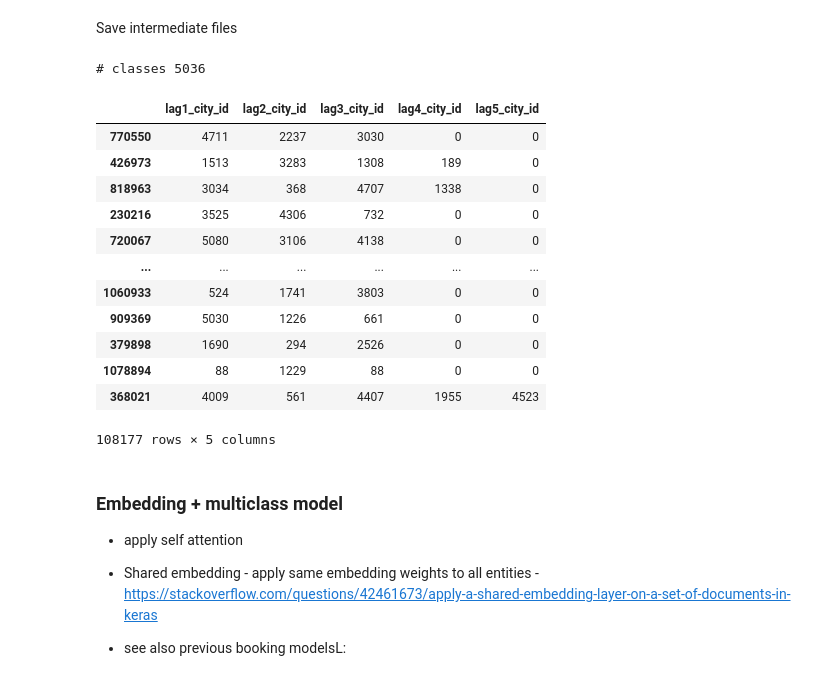
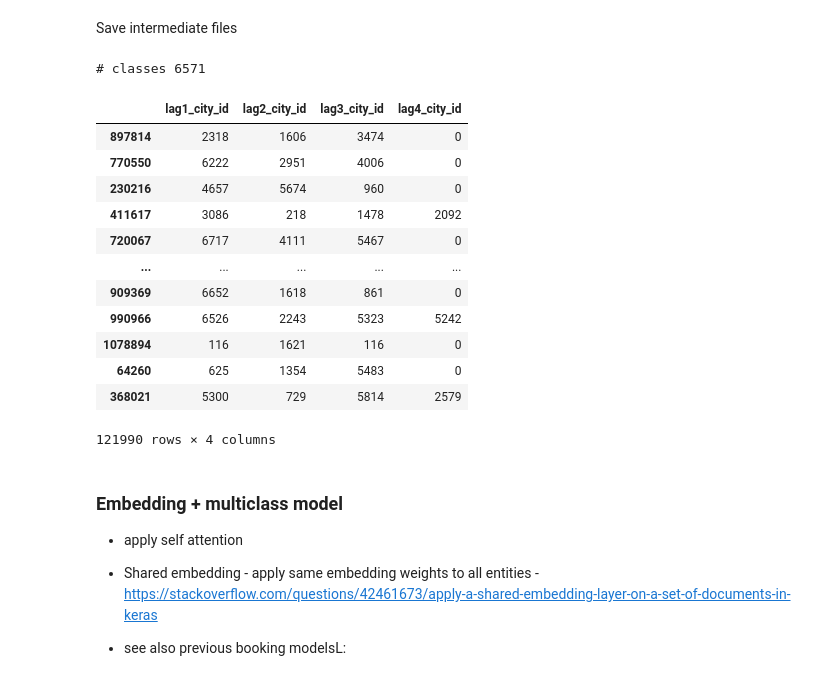
Before and after one commit to ddofer/Booking-Challenge, a Jupyter notebook: booking_attention.ipynb, the cells around one changed output. Drawn from its saved outputs; the diff is of its cells as text; code cells hidden in the pictures.

```diff
--- a/booking_attention.ipynb
+++ b/booking_attention.ipynb
@@ -238,7 +238,7 @@ dtypes_dict = {
 # %%
 if FASTRUN:
     df = pd.read_csv(TRAIN_FILE_PATH,
-                     nrows=350_280,
+                     nrows=500_280,
                      index_col=[0],
                      parse_dates=["checkin","checkout"],infer_datetime_format=True, dtype=dtypes_dict)
 else:
@@ -441,13 +441,13 @@ def map_rare_feats(df,col,thresh=2,replace_val=-1):
     print("uniques",df[col].nunique())
     affiliates_counts = affiliates_counts.to_dict()
     # df[col] = df[col].where(df[col].apply(lambda x: x.map(x.value_counts()))>=3, -1)
-    df[col] = df[col].where(df[col].map(affiliates_counts)>=thresh, replace_val)
+    df[col] = df[col].where(df[col].map(affiliates_counts)>thresh, replace_val)
     print("afterwards uniques",df[col].nunique())
 #     df[col] = df[col].astype(int)
     return(df[col])
 # %%
 ### replace rare cities - note that we must take this into account with target! e.g. drop and account for missings as mistake
-df["city_id"] = map_rare_feats(df,"city_id",thresh=2,replace_val=-1)
+df["city_id"] = map_rare_feats(df,"city_id",thresh=1,replace_val=-1)
 print("before: #trips",df["utrip_id"].nunique())
 print("after: #trips",df.loc[(df["last"]==1) & (df["city_id"]>=0)]["utrip_id"].nunique())
 # %% [output]
@@ -696,7 +696,7 @@ print(last_targets_freq["counts"].describe())
 ### min target frequency :
 raw_count = last_targets_freq.shape[0]
 print("prefiltering #",raw_count)
-last_targets_freq = last_targets_freq.loc[last_targets_freq["counts"]>= 4]
+last_targets_freq = last_targets_freq.loc[last_targets_freq["counts"]>= 3]
 print("cities after filtering:",last_targets_freq.shape[0])
 print("% kept",100*(last_targets_freq.shape[0]/raw_count))
 print("% dropped",100*(1-last_targets_freq.shape[0]/raw_count))
@@ -849,39 +849,39 @@ Save intermediate files
 # %%
 ########################
 ## Groupwise train/test split by user or utrip_id
 TARGET_COL = "city_id" ## overwrite
-train_inds, test_inds = next(GroupShuffleSplit(test_size=.25,
+train_inds, test_inds = next(GroupShuffleSplit(test_size=.2,
                                                n_splits=2,
                                                random_state = 12).split(df_feat,groups=df_feat['utrip_id']))
 
 X_train = df_feat.iloc[train_inds].drop(DROP_FEATS+["utrip_id"],axis=1,errors="ignore")#.merge(df_city_features,on="city_id",how="left")
 X_test = df_feat.iloc[test_inds].drop(DROP_FEATS +["utrip_id"],axis=1,errors="ignore")#.merge(df_city_features,on="city_id",how="left")
 
 y_train = X_train.pop(TARGET_COL)
 y_test = X_test.pop(TARGET_COL)
 
 print("# classes",y_train.nunique())
 
 # ## check that same classes in train and test -
 # assert (set(y_train.unique()) == set(y_test.unique()))
 assert y_train.isna().max() == y_test.isna().max() == 0
 
 display(X_train)
 # %% [output]
-# classes 5036
+# classes 6571
-|  | lag1_city_id | lag2_city_id | lag3_city_id | lag4_city_id | lag5_city_id |
-| 770550 | 4711 | 2237 | 3030 | 0 | 0 |
-| 426973 | 1513 | 3283 | 1308 | 189 | 0 |
-| 818963 | 3034 | 368 | 4707 | 1338 | 0 |
-| 230216 | 3525 | 4306 | 732 | 0 | 0 |
-| 720067 | 5080 | 3106 | 4138 | 0 | 0 |
-| ... | ... | ... | ... | ... | ... |
-| 1060933 | 524 | 1741 | 3803 | 0 | 0 |
-| 909369 | 5030 | 1226 | 661 | 0 | 0 |
-| 379898 | 1690 | 294 | 2526 | 0 | 0 |
-| 1078894 | 88 | 1229 | 88 | 0 | 0 |
-| 368021 | 4009 | 561 | 4407 | 1955 | 4523 |
+|  | lag1_city_id | lag2_city_id | lag3_city_id | lag4_city_id |
+| 897814 | 2318 | 1606 | 3474 | 0 |
+| 770550 | 6222 | 2951 | 4006 | 0 |
+| 230216 | 4657 | 5674 | 960 | 0 |
+| 411617 | 3086 | 218 | 1478 | 2092 |
+| 720067 | 6717 | 4111 | 5467 | 0 |
+| ... | ... | ... | ... | ... |
+| 909369 | 6652 | 1618 | 861 | 0 |
+| 990966 | 6526 | 2243 | 5323 | 5242 |
+| 1078894 | 116 | 1621 | 116 | 0 |
+| 64260 | 625 | 1354 | 5483 | 0 |
+| 368021 | 5300 | 729 | 5814 | 2579 |
-108177 rows × 5 columns
+121990 rows × 4 columns
 # %% [markdown]
 ### Embedding + multiclass model
 * apply self attention
```
Also changed, not shown: parts of 23 cells of this notebook, 45 other files.
